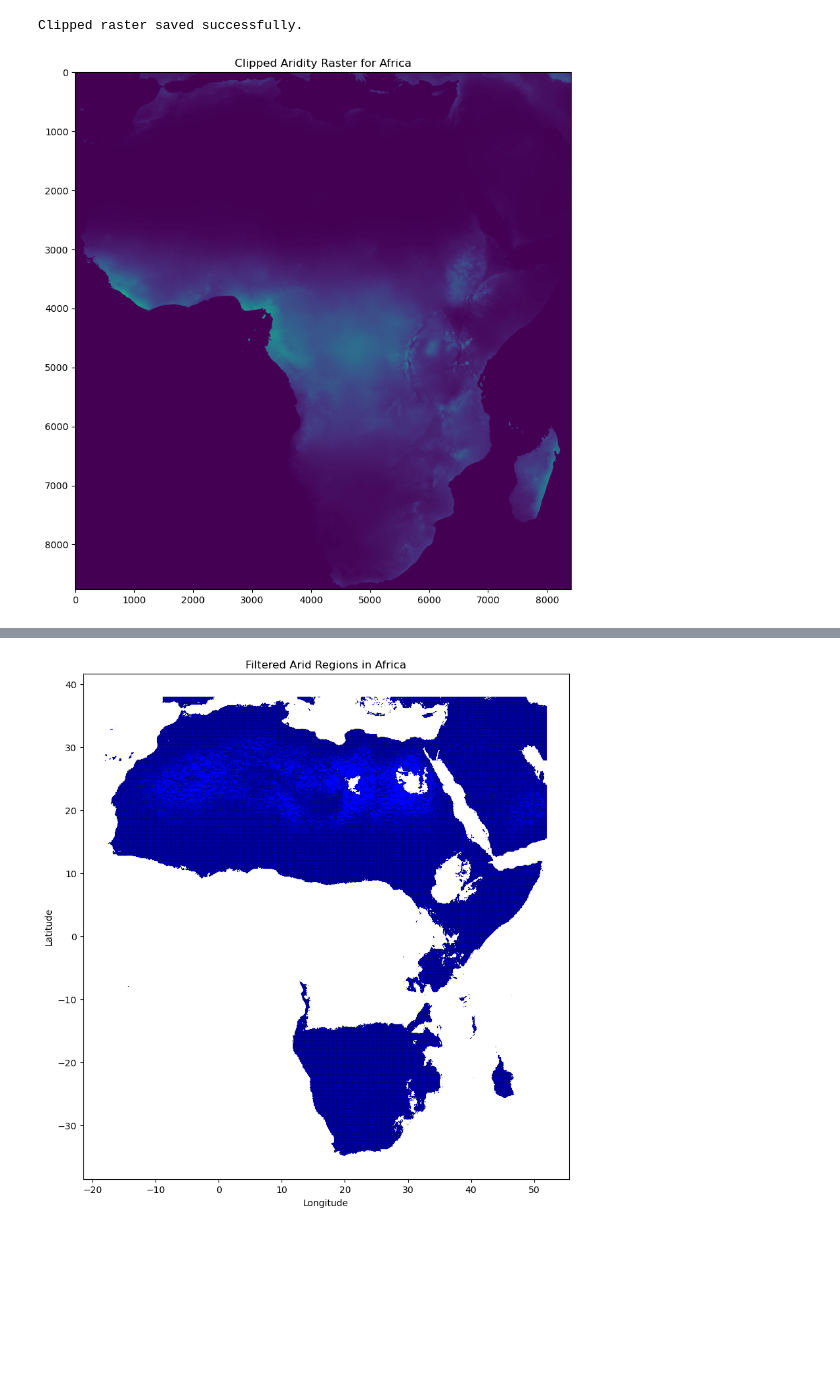
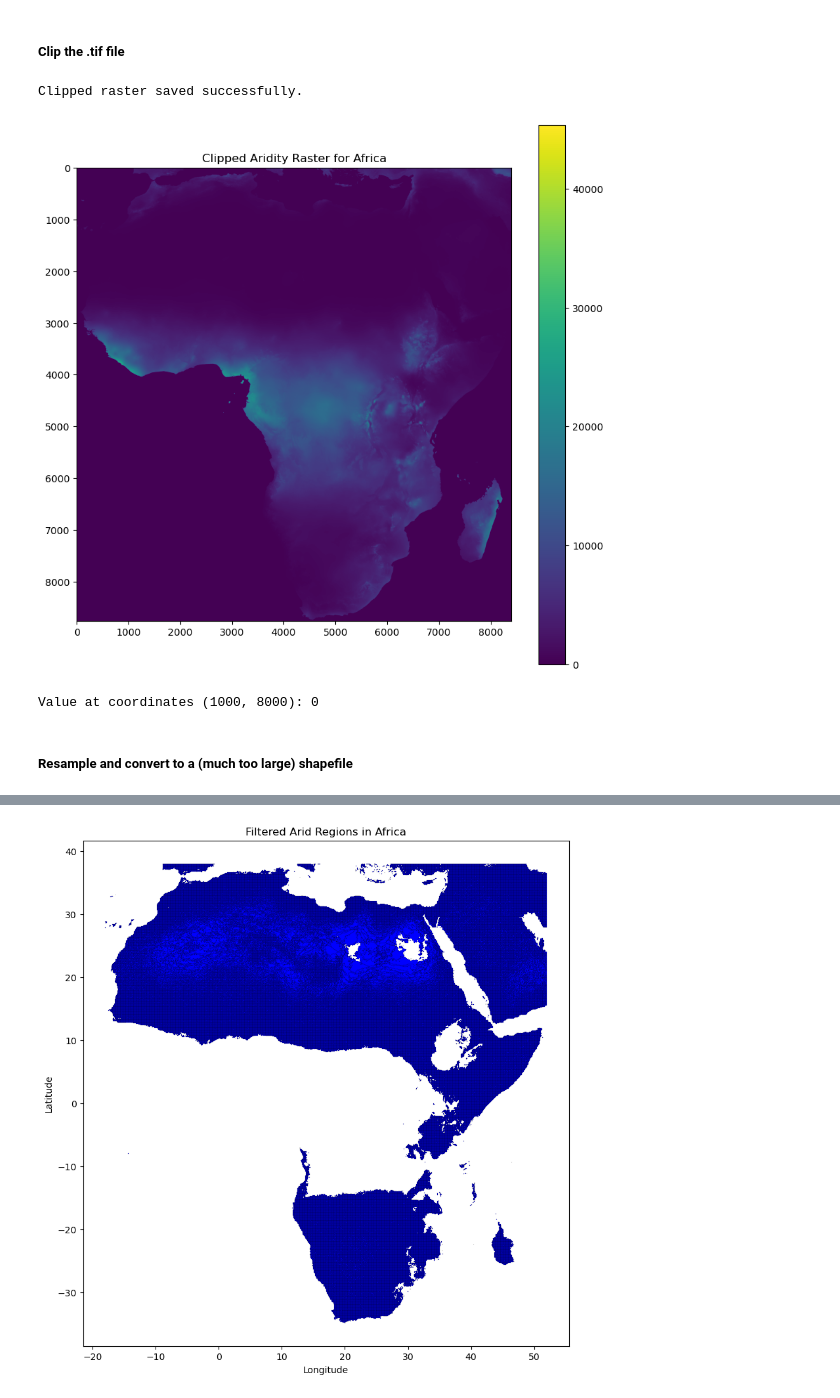
Before and after one commit to rellimylime/Africa_Irrigation, a Jupyter notebook: Code/1_analyze_data/3_Aridity_refinement.ipynb, the cells around one changed output, grey strips where cells are left out. Drawn from its saved outputs; the diff is of its cells as text; code cells hidden in the pictures; blank space fills up the shorter version.

Commit message:
Updated Aridity Refinement

```diff
--- a/Code/1_analyze_data/3_Aridity_refinement.ipynb
+++ b/Code/1_analyze_data/3_Aridity_refinement.ipynb
@@ -0,0 +1,2 @@
+# %% [markdown]
+##### Clip the .tif file
@@ -1,56 +23,51 @@
 # %%
-import numpy as np
-import rasterio
-from rasterio.mask import mask
-import geopandas as gpd
-from shapely.geometry import box
-import os
-import yaml
-import matplotlib.pyplot as plt
+# Load the raster file and define the bounding box for Africa
+with rasterio.open(resolve_path(config['Global_Aridity_Raster_path'])) as src:
 
-# Load configuration
-with open('../../config.yaml', 'r') as file:
-    config = yaml.safe_load(file)
-
-def resolve_path(relative_path):
-    return os.path.join(config['base_path'], relative_path)
-
-aridity_threshold = 0.5 * 10000
-
-with rasterio.open(resolve_path(config['Global_Aridity_Raster_path'])) as src:
     # Define the bounding box for Africa (in degrees)
     minx, miny = -18.0, -35.0  # approximate coordinates for Africa
     maxx, maxy = 52.0, 38.0
 
     # Create a bounding box polygon
     bbox = box(minx, miny, maxx, maxy)
     bbox_gdf = gpd.GeoDataFrame({'geometry': [bbox]}, index=[0], crs=src.crs)
 
     # Clip the raster to the bounding box
     out_image, out_transform = mask(src, bbox_gdf.geometry, crop=True)
     out_meta = src.meta.copy()
     out_meta.update({
         "driver": "GTiff",
         "height": out_image.shape[1],
         "width": out_image.shape[2],
         "transform": out_transform
     })
 
     # Save the clipped raster
     clipped_tif_path = resolve_path(config['Africa_Arid_Regions_tif_path'])
     with rasterio.open(clipped_tif_path, "w", **out_meta) as dest:
         dest.write(out_image)
 
     print("Clipped raster saved successfully.")
 
-# Now let's just load and visualize the clipped raster to ensure it's correct
-
 with rasterio.open(clipped_tif_path) as src:
     fig, ax = plt.subplots(figsize=(10, 10))
-    ax.imshow(src.read(1), cmap='viridis')
+    raster_data = src.read(1)
+    im = ax.imshow(raster_data, cmap='viridis')
     ax.set_title("Clipped Aridity Raster for Africa")
+    plt.colorbar(im, ax=ax)
     plt.show()
+
+    # Access pixel value at coordinates (1000, 8000)
+    x_coord, y_coord = 1000, 8000
+    if x_coord < raster_data.shape[0] and y_coord < raster_data.shape[1]:
+        value = raster_data[x_coord, y_coord]
+        print(f"Value at coordinates ({x_coord}, {y_coord}): {value}")
+    else:
+        print(f"Coordinates ({x_coord}, {y_coord}) are out of bounds for the raster of shape {raster_data.shape}")
 # %% [output]
 Clipped raster saved successfully.
-[figure, old version]
+[figure, new version]
+Value at coordinates (1000, 8000): 0
+# %% [markdown]
+##### Resample and convert to a (much too large) shapefile
 # %%
```
Also changed, not shown: parts of 9 cells of this notebook.
